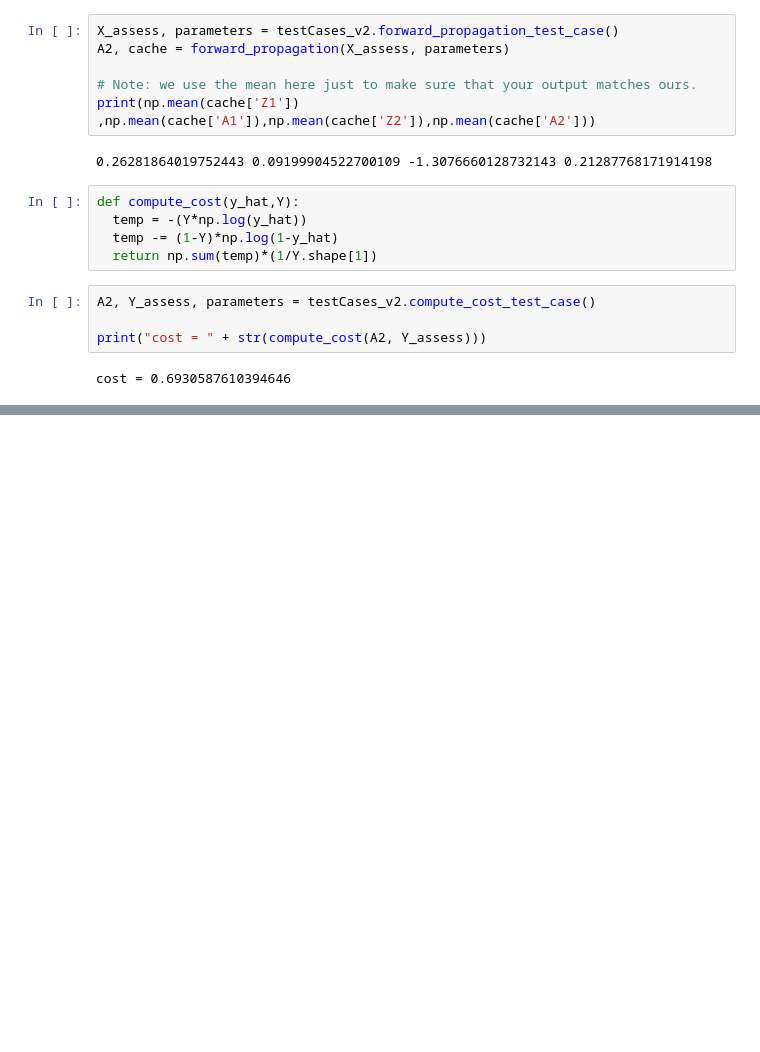
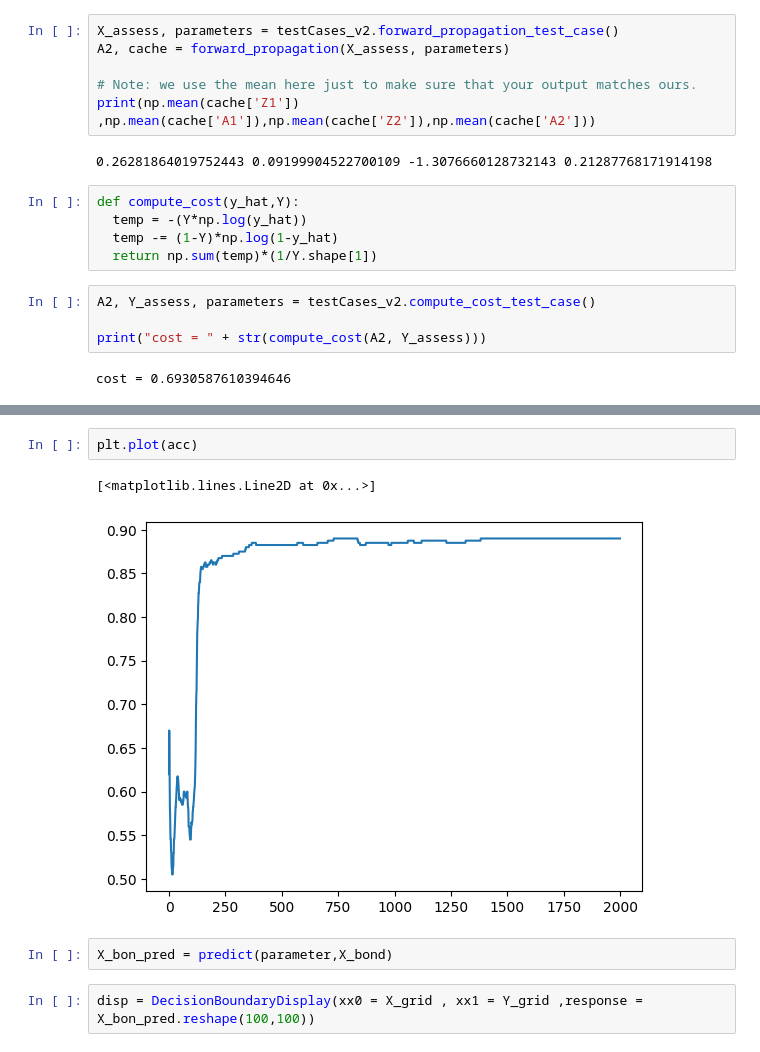
Before and after one commit to ArastooMaleki/NeuralNetworkBasics, a Jupyter notebook: shallow net/shallow_net_classification_planar.ipynb, the cells around one changed output, grey strips where cells are left out. Cells and saved outputs as stored; diff of their text form; blank space fills up the shorter version.

```diff
--- a/shallow net/shallow_net_classification_planar.ipynb
+++ b/shallow net/shallow_net_classification_planar.ipynb
@@ -134,0 +287,9 @@ cost = 0.6930587610394646
+# %%
+plt.plot(acc)
+# %% [output]
+[<matplotlib.lines.Line2D at 0x...>]
+[figure, added]
+# %%
+X_bon_pred = predict(parameter,X_bond)
+# %%
+disp = DecisionBoundaryDisplay(xx0 = X_grid , xx1 = Y_grid ,response = X_bon_pred.reshape(100,100))
```
Also changed, not shown: parts of 25 cells of this notebook, 3 other files.
